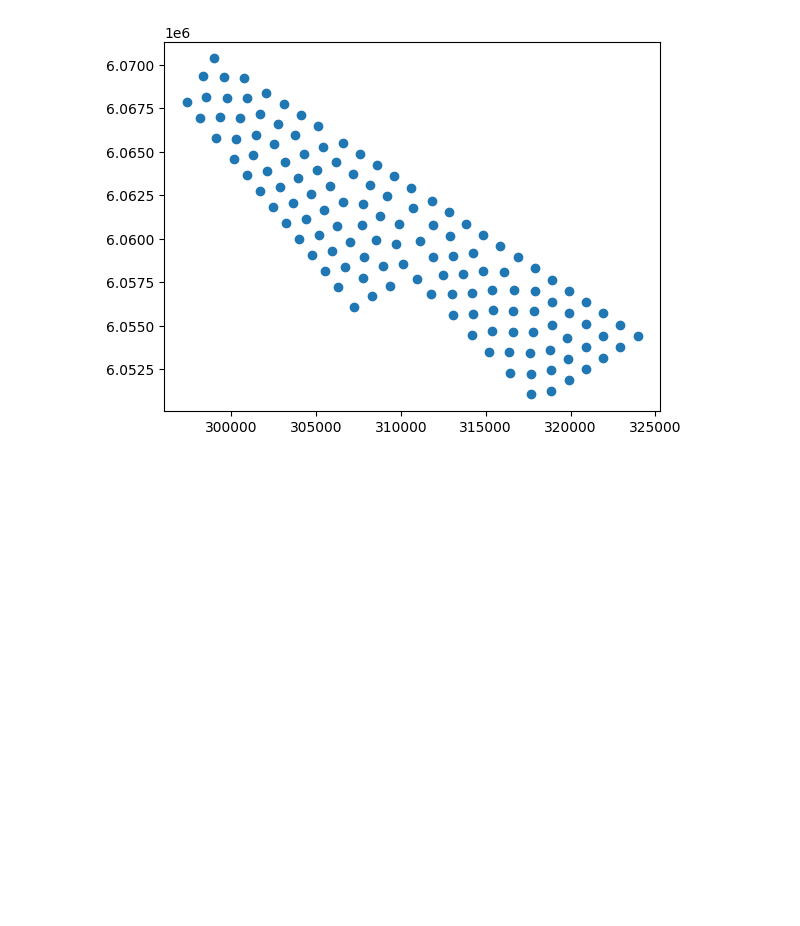
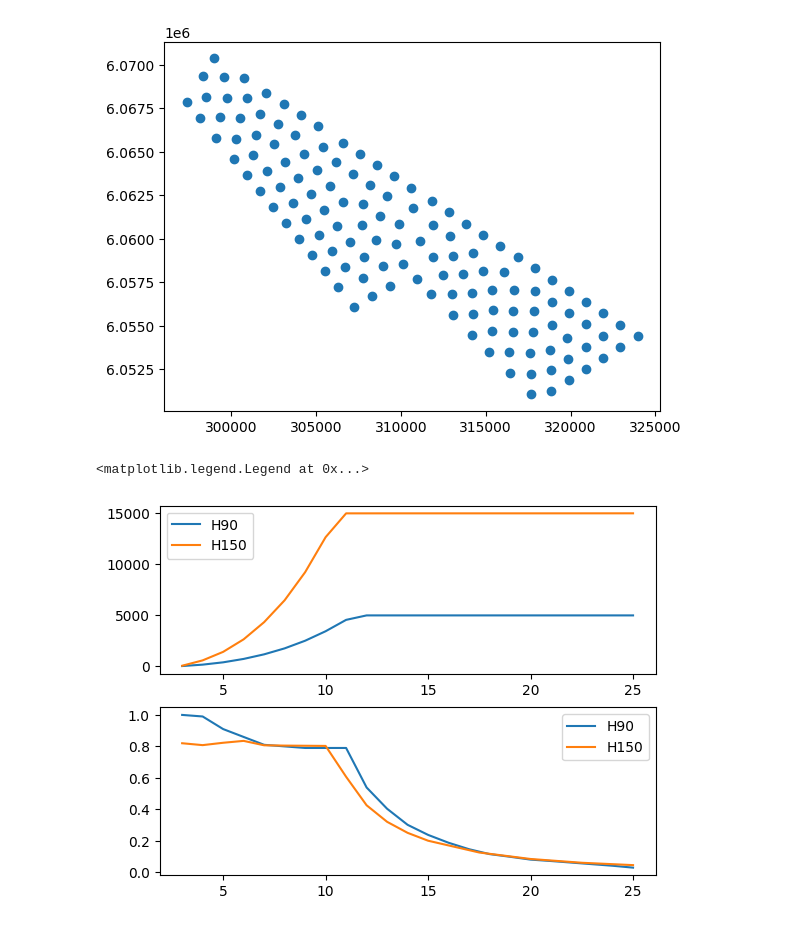
Before and after one commit to Nuwa13/Project_Python_Programming_in_Energy_Science, a Jupyter notebook: Task_5.ipynb, the cells around one changed output. Cells and saved outputs as stored; diff of their text form; code cells hidden in the pictures; blank space fills up the shorter version.

```diff
--- a/Task_5.ipynb
+++ b/Task_5.ipynb
@@ -22,3 +22,19 @@ plt.scatter(geom_x, geom_y)
 plt.show()
 # %% [output]
 [figure]
+# %%
+### explore power curve files
+higher_turbine_properties = pd.read_csv('turbine-info/power_curves/IEA-15MW-D240-H150.csv')
+lower_turbine_properties = pd.read_csv('turbine-info/power_curves/NREL-5MW-D126-H90.csv')
+
+fig, ax = plt.subplots(2,1)
+ax[0].plot(lower_turbine_properties['ws'], lower_turbine_properties['P'])
+ax[0].plot(higher_turbine_properties['ws'], higher_turbine_properties['P'])
+ax[0].legend(['H90','H150'])
+
+ax[1].plot(lower_turbine_properties['ws'], lower_turbine_properties['ct'])
+ax[1].plot(higher_turbine_properties['ws'], higher_turbine_properties['ct'])
+ax[1].legend(['H90','H150'])
+# %% [output]
+<matplotlib.legend.Legend at 0x...>
+[figure, added]
```
Also changed, not shown: parts of 4 cells of this notebook.
